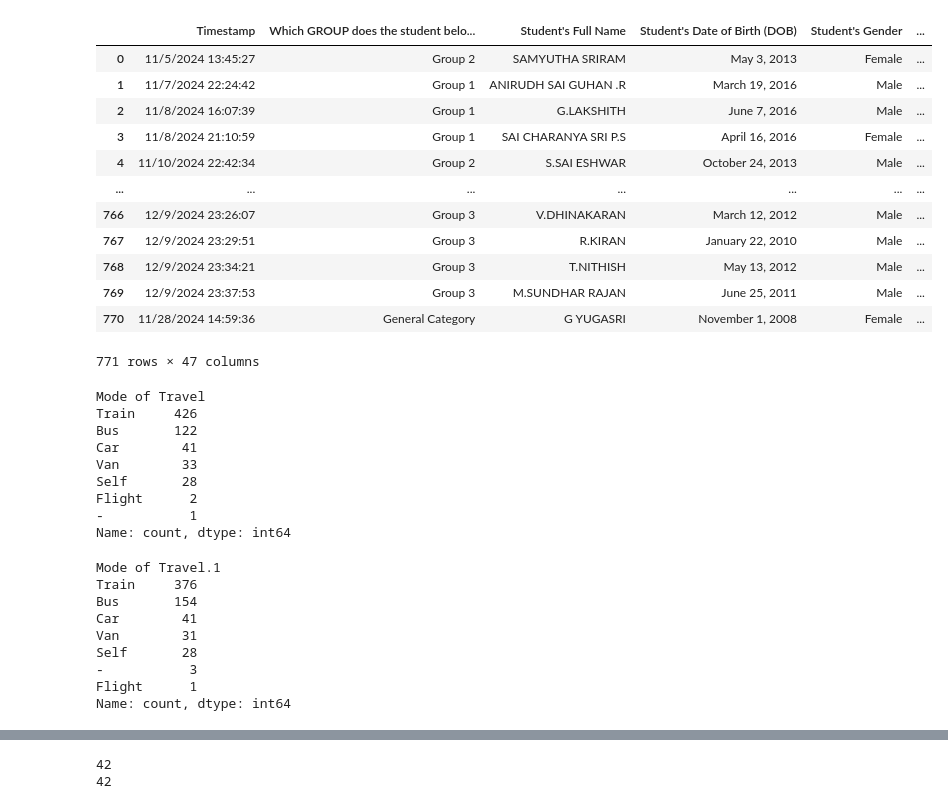
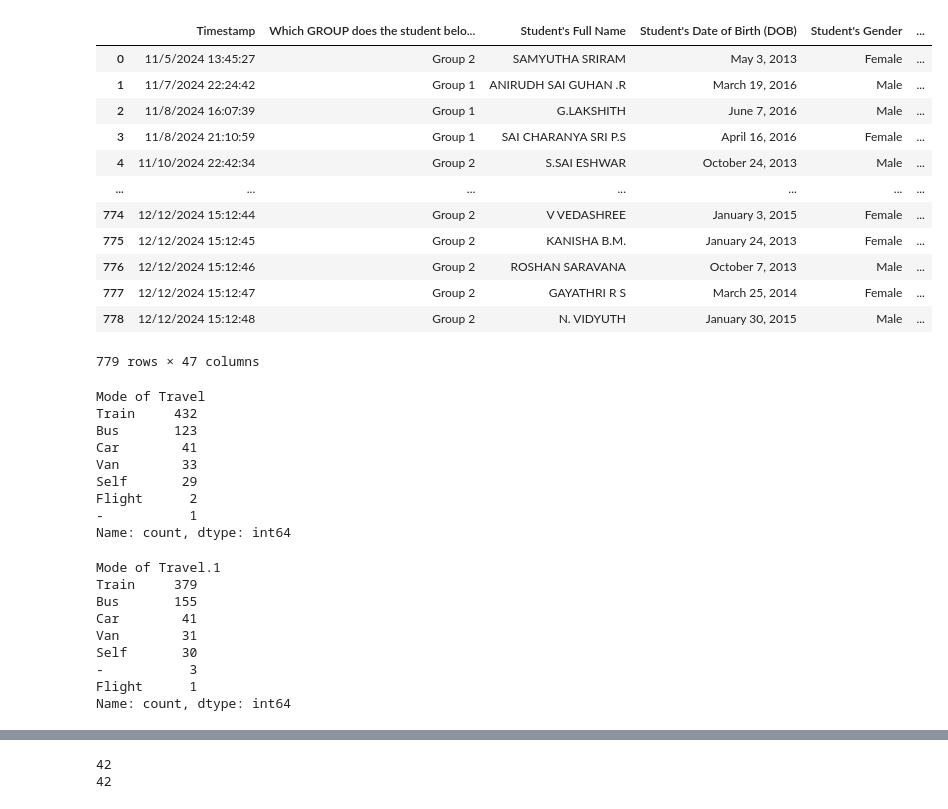
Before and after one commit to tanmay-563/slts-2024, a Jupyter notebook: organize_participant_data.ipynb, the cells around one changed output, grey strips where cells are left out. Saved outputs shown, nothing was run; the diff lists cells and outputs as text; code cells hidden in the pictures.

```diff
--- a/organize_participant_data.ipynb
+++ b/organize_participant_data.ipynb
@@ -7,22 +7,22 @@ import math
 
 warnings.filterwarnings("ignore")
 # %%
-df = pd.read_csv("data_fire_17.csv")
+df = pd.read_csv("data_fire_18.csv")
 df
 # %% [output]
 |  | Timestamp | Which GROUP does the student belo... | Student's Full Name | Student's Date of Birth (DOB) | Student's Gender | ... |
 | 0 | 11/5/2024 13:45:27 | Group 2 | SAMYUTHA SRIRAM | May 3, 2013 | Female | ... |
 | 1 | 11/7/2024 22:24:42 | Group 1 | ANIRUDH SAI GUHAN .R | March 19, 2016 | Male | ... |
 | 2 | 11/8/2024 16:07:39 | Group 1 | G.LAKSHITH | June 7, 2016 | Male | ... |
 | 3 | 11/8/2024 21:10:59 | Group 1 | SAI CHARANYA SRI P.S | April 16, 2016 | Female | ... |
 | 4 | 11/10/2024 22:42:34 | Group 2 | S.SAI ESHWAR | October 24, 2013 | Male | ... |
 | ... | ... | ... | ... | ... | ... | ... |
-| 766 | 12/9/2024 23:26:07 | Group 3 | V.DHINAKARAN | March 12, 2012 | Male | ... |
-| 767 | 12/9/2024 23:29:51 | Group 3 | R.KIRAN | January 22, 2010 | Male | ... |
-| 768 | 12/9/2024 23:34:21 | Group 3 | T.NITHISH | May 13, 2012 | Male | ... |
-| 769 | 12/9/2024 23:37:53 | Group 3 | M.SUNDHAR RAJAN | June 25, 2011 | Male | ... |
-| 770 | 11/28/2024 14:59:36 | General Category | G YUGASRI | November 1, 2008 | Female | ... |
+| 774 | 12/12/2024 15:12:44 | Group 2 | V VEDASHREE | January 3, 2015 | Female | ... |
+| 775 | 12/12/2024 15:12:45 | Group 2 | KANISHA B.M. | January 24, 2013 | Female | ... |
+| 776 | 12/12/2024 15:12:46 | Group 2 | ROSHAN SARAVANA | October 7, 2013 | Male | ... |
+| 777 | 12/12/2024 15:12:47 | Group 2 | GAYATHRI R S | March 25, 2014 | Female | ... |
+| 778 | 12/12/2024 15:12:48 | Group 2 | N. VIDYUTH | January 30, 2015 | Male | ... |
-771 rows × 47 columns
+779 rows × 47 columns
 # %%
 def formatModeOfTravel(val):
     val = str(val)
@@ -47,11 +47,11 @@ df["Mode of Travel"] = df["Mode of Travel"].apply(formatModeOfTravel)
 df["Mode of Travel"].value_counts()
 # %% [output]
 Mode of Travel
-Train     426
-Bus       122
+Train     432
+Bus       123
 Car        41
 Van        33
-Self       28
+Self       29
 Flight      2
 -           1
 Name: count, dtype: int64
@@ -60,11 +60,11 @@ df["Mode of Travel.1"] = df["Mode of Travel.1"].apply(formatModeOfTravel)
 df["Mode of Travel.1"].value_counts()
 # %% [output]
 Mode of Travel.1
-Train     376
-Bus       154
+Train     379
+Bus       155
 Car        41
 Van        31
-Self       28
+Self       30
 -           3
 Flight      1
 Name: count, dtype: int64
```
Also changed, not shown: parts of 7 cells of this notebook, 1 other file.
